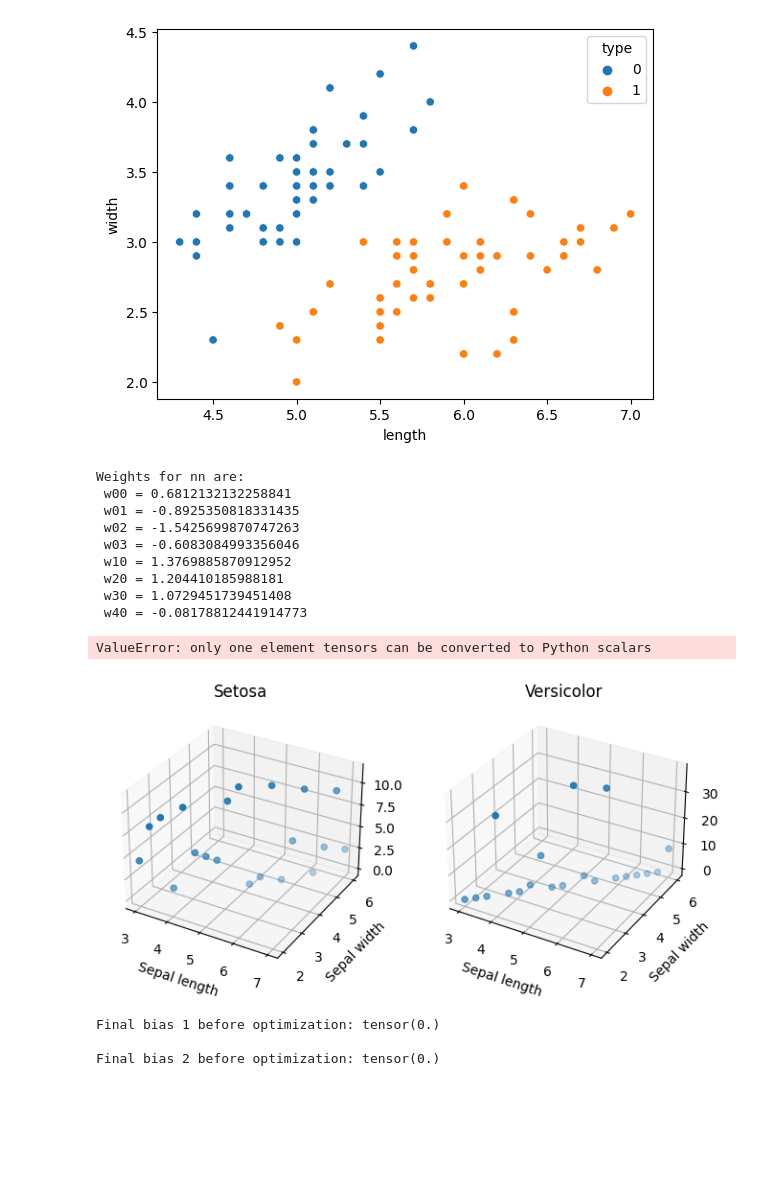
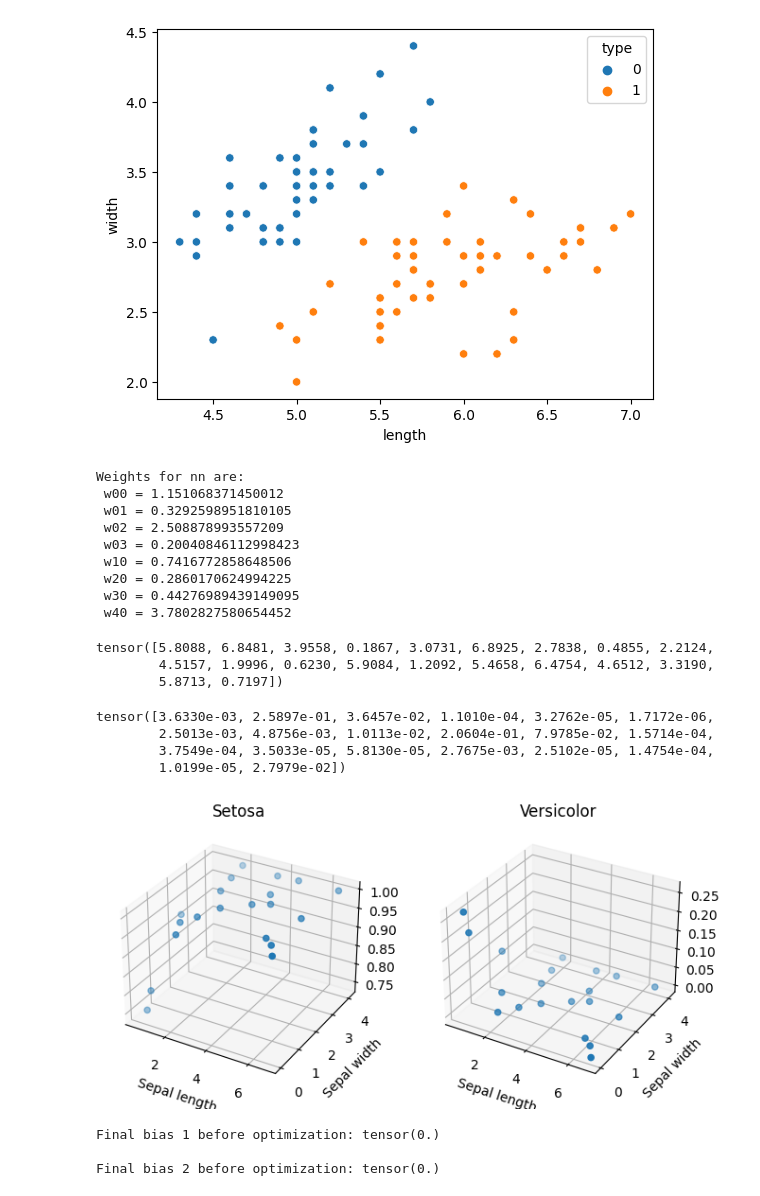
Before and after one commit to norbix123456/Neural_Network_testing_with_pytorch, a Jupyter notebook: pytorch_nn_learning.ipynb, the cells around one changed output. Saved outputs shown, nothing was run; the diff lists cells and outputs as text; code cells hidden in the pictures; blank space fills up the shorter version.

```diff
--- a/pytorch_nn_learning.ipynb
+++ b/pytorch_nn_learning.ipynb
@@ -26,27 +26,27 @@ flower['setosa']= np.where(flower['type'] == 0, 1, 0)
 flower['versicolor']= np.where(flower['type'] == 1, 1, 0)
 del flower['type']
 # %%
-w00 = np.random.normal(0, 1)
-w01 = np.random.normal(0, 1)
-w02 = np.random.normal(0, 1)
-w03 = np.random.normal(0, 1)
-w10 = np.random.normal(0, 1)
-w20 = np.random.normal(0, 1)
-w30 = np.random.normal(0, 1)
-w40 = np.random.normal(0, 1)
+w00 = np.random.normal(1, 1)
+w01 = np.random.normal(1, 1)
+w02 = np.random.normal(1, 1)
+w03 = np.random.normal(1, 1)
+w10 = np.random.normal(1, 1)
+w20 = np.random.normal(1, 1)
+w30 = np.random.normal(1, 1)
+w40 = np.random.normal(1, 1)
 print("Weights for nn are:\n w00 = " + str(w00) + "\n w01 = "
       + str(w01) + "\n w02 = " + str(w02) + "\n w03 = " + str(w03) + "\n w10 = " + str(w10) + "\n w20 = "
       + str(w20) + "\n w30 = " + str(w30) + "\n w40 = " + str(w40))
 # %% [output]
 Weights for nn are:
- w00 = 0.6812132132258841
- w01 = -0.8925350818331435
- w02 = -1.5425699870747263
- w03 = -0.6083084993356046
- w10 = 1.3769885870912952
- w20 = 1.204410185988181
- w30 = 1.0729451739451408
- w40 = -0.08178812441914773
+ w00 = 1.151068371450012
+ w01 = 0.3292598951810105
+ w02 = 2.508878993557209
+ w03 = 0.20040846112998423
+ w10 = 0.7416772858648506
+ w20 = 0.2860170624994225
+ w30 = 0.44276989439149095
+ w40 = 3.7802827580654452
 # %%
 class BasicNN(nn.Module):
     def __init__(self):
@@ -82,10 +82,10 @@ class BasicNN(nn.Module):
         output1 = F.relu(input_to_top_final_relu)
         output2 = F.relu(input_to_bottom_final_relu)
 
-        inputs = torch.tensor([output1, output2])
-        outputs = torch.softmax(inputs, dim=-1)
-        output1 = outputs[0]
-        output1 = outputs[1]
+        inputs = torch.tensor([list(l) for l in zip(output1, output2)])
+        outputs = torch.softmax(inputs, dim=1)
+        output1 = outputs[:,0]
+        output2 = outputs[:,1]
 
         return output1, output2
 # %%
@@ -96,26 +97,35 @@ model = BasicNN()
-# %%
-setosa, versicolor = model(length, width)
-# %% [output]
-ValueError: only one element tensors can be converted to Python scalars
+# %%
+length
+# %% [output]
+tensor([5.8088, 6.8481, 3.9558, 0.1867, 3.0731, 6.8925, 2.7838, 0.4855, 2.2124,
+        4.5157, 1.9996, 0.6230, 5.9084, 1.2092, 5.4658, 6.4754, 4.6512, 3.3190,
+        5.8713, 0.7197])
+# %%
+versicolor
+# %% [output]
+tensor([3.6330e-03, 2.5897e-01, 3.6457e-02, 1.1010e-04, 3.2762e-05, 1.7172e-06,
+        2.5013e-03, 4.8756e-03, 1.0113e-02, 2.0604e-01, 7.9785e-02, 1.5714e-04,
+        3.7549e-04, 3.5033e-05, 5.8130e-05, 2.7675e-03, 2.5102e-05, 1.4754e-04,
+        1.0199e-05, 2.7979e-02])
 # %%
 fig = plt.figure(figsize=(8, 6))
 ax1 = fig.add_subplot(121, projection = '3d')
 ax1.set_xlabel('Sepal length')
 ax1.set_ylabel('Sepal width')
 ax1.set_title('Setosa')
-ax1.scatter(input1, input2, setosa)
+ax1.scatter(length, width, setosa)
 
 
 ax2 = fig.add_subplot(122, projection = '3d')
 ax2.set_xlabel('Sepal length')
 ax2.set_ylabel('Sepal width')
 ax2.set_title('Versicolor')
-ax2.scatter(input1, input2, versicolor)
+ax2.scatter(length, width, versicolor)
 
 
 plt.show()
 # %% [output]
-[figure, old version]
+[figure, new version]
 # %%
 class BasicNN_train(nn.Module):
     def __init__(self):
```
Also changed, not shown: parts of 6 cells of this notebook.
